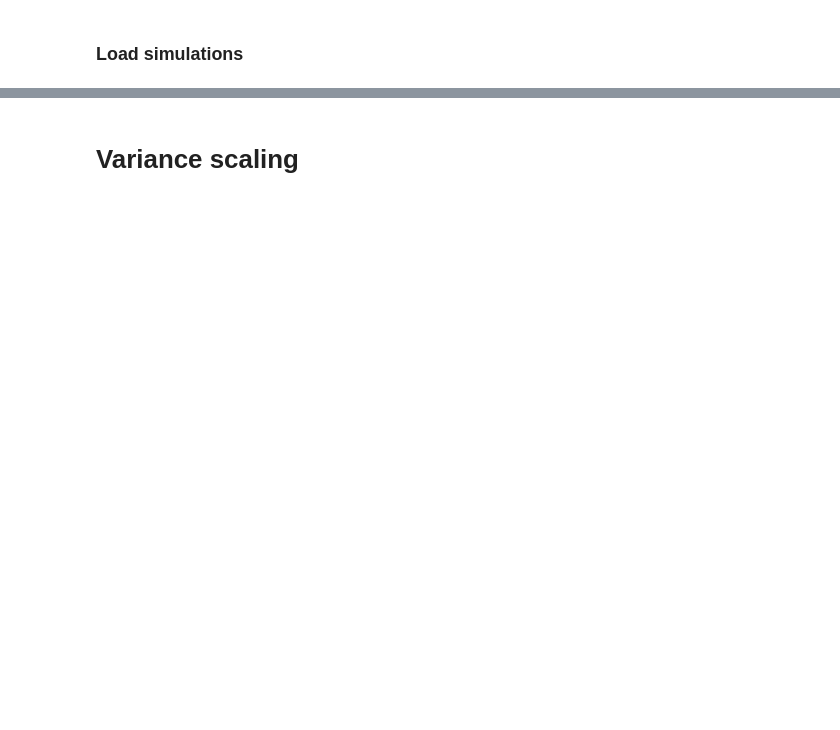
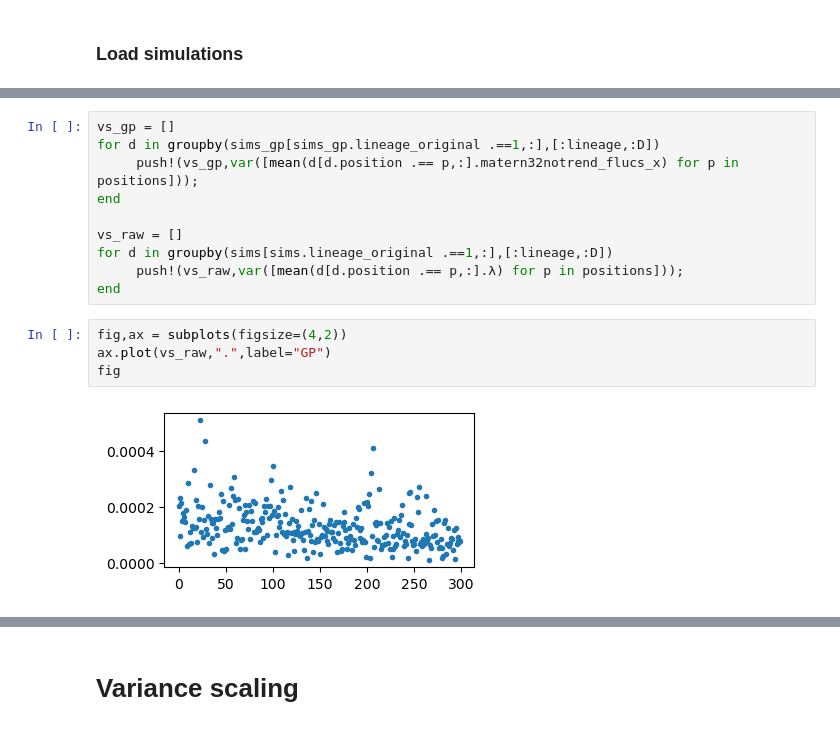
Before and after one commit to elevien/L1210, a Jupyter notebook: notebooks/PAPER_FIG5-msd.ipynb, the cells around one changed output, grey strips where cells are left out. Drawn from its saved outputs; the diff is of its cells as text; blank space fills up the shorter version.

```diff
--- a/notebooks/PAPER_FIG5-msd.ipynb
+++ b/notebooks/PAPER_FIG5-msd.ipynb
@@ -241,0 +74,16 @@ fig
+# %%
+vs_gp = []
+for d in groupby(sims_gp[sims_gp.lineage_original .==1,:],[:lineage,:D])
+     push!(vs_gp,var([mean(d[d.position .== p,:].matern32notrend_flucs_x) for p in positions]));
+end
+
+vs_raw = []
+for d in groupby(sims[sims.lineage_original .==1,:],[:lineage,:D])
+     push!(vs_raw,var([mean(d[d.position .== p,:].λ) for p in positions]));
+end
+# %%
+fig,ax = subplots(figsize=(4,2))
+ax.plot(vs_raw,".",label="GP")
+fig
+# %% [output]
+[figure, added]
```
Also changed, not shown: parts of 37 cells of this notebook, 28 other files.
